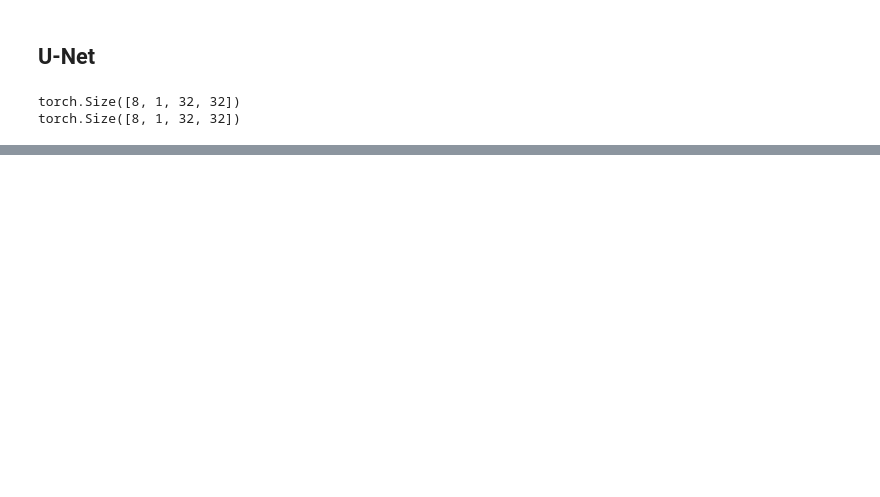
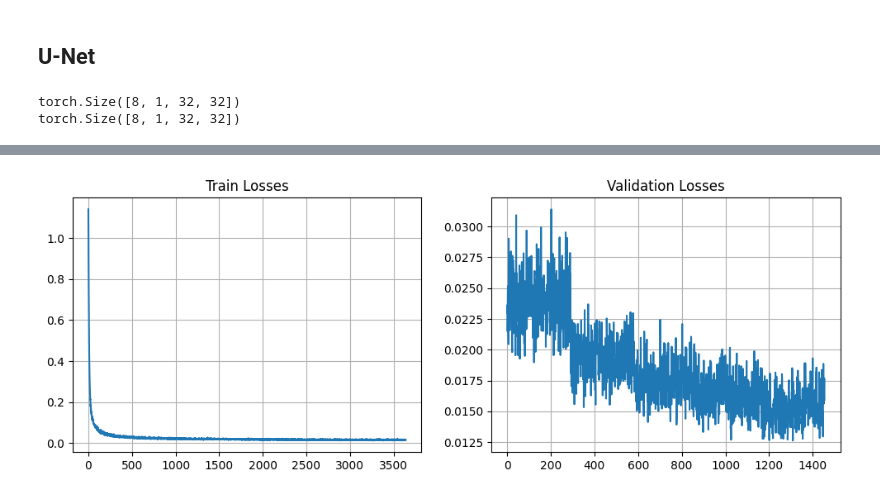
Before and after one commit to PudWin14/Generative_AI_TFM, a Jupyter notebook: Diffusion/Training_diffusion/Training_with_letters/Letters_diffusion.ipynb, the cells around one changed output, grey strips where cells are left out. Saved outputs shown, nothing was run; the diff lists cells and outputs as text; code cells hidden in the pictures; blank space fills up the shorter version.

Commit message:
Training a diff model to gen letter handwritten

```diff
--- a/Diffusion/Training_diffusion/Training_with_letters/Letters_diffusion.ipynb
+++ b/Diffusion/Training_diffusion/Training_with_letters/Letters_diffusion.ipynb
@@ -88,7 +87,7 @@ def transform(examples):
 # Create and Split the dataset on Train, Validation and Test Datasets
 dataset = HandwrittenAlphabetDataset(handwritten_alphabet, 28, transform)
 
-train,val,test = torch.utils.data.random_split(dataset,[0.8,0.1,0.1])
+train,val,test = torch.utils.data.random_split(dataset,[0.5,0.2,0.3])
 # %% [markdown]
 ### A little fnct to show easily images
 # %%
@@ -116,7 +122,7 @@ def show_images(images_tensor:torch.tensor):
 ## Preparing images to the net
 # %%
 #   Create the Dataloader
-batch_size = 16
+batch_size = 256
 
 train_dataloader = torch.utils.data.DataLoader(
     train,
@@ -190,0 +199,7 @@ torch.Size([8, 1, 32, 32])
+# %%
+from torch.nn import functional as F
+n_epochs = 5
+lr = 1e-4
+optimizer = torch.optim.AdamW(model.parameters(), lr = lr)
+loss_fn = F.mse_loss
+losses = []
@@ -190,0 +308,14 @@ torch.Size([8, 1, 32, 32])
+# %%
+train_loss = []
+val_loss = []
+for epoch in range(n_epochs):
+    print(f"Iteración: {(epoch + 1)} / {n_epochs} -----------------------------")
+
+    #Train
+    train_loss  += train_loop(train_dataloader,model,scheduler,optimizer,loss_fn)
+
+    #Validation
+    val_output = val_loop(val_dataloader,model,scheduler,loss_fn)
+    val_loss += val_output
+
+print("Finalizado entrenamiento del modelo!")
@@ -190,0 +342,14 @@ torch.Size([8, 1, 32, 32])
+# %%
+plt.subplots(1,2,figsize=(12,4))
+
+plt.subplot(1,2,1)
+plt.title("Train Losses")
+plt.plot(range(len(train_loss)),train_loss);
+plt.grid()
+
+plt.subplot(1,2,2)
+plt.title("Validation Losses")
+plt.plot(range(len(val_loss)),val_loss);
+plt.grid()
+# %% [output]
+[figure, added]
```
Also changed, not shown: parts of 14 cells of this notebook.
